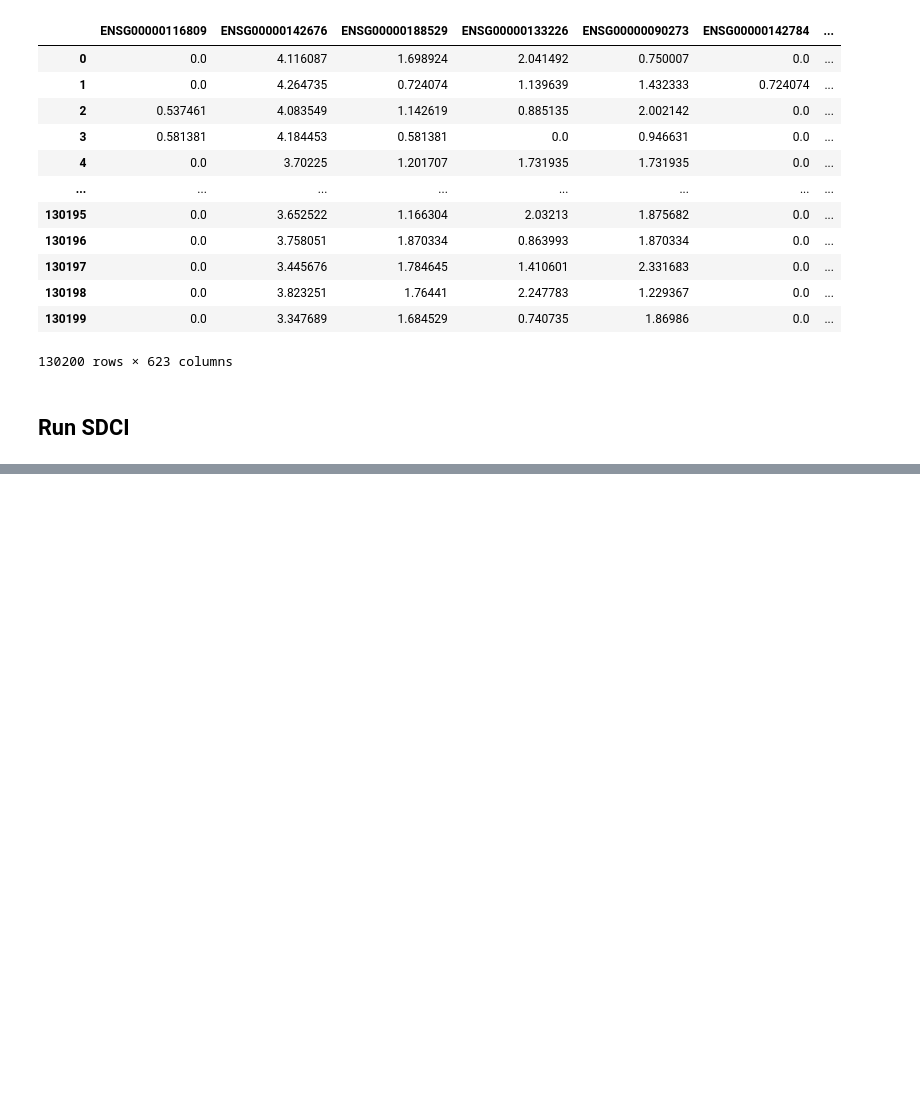
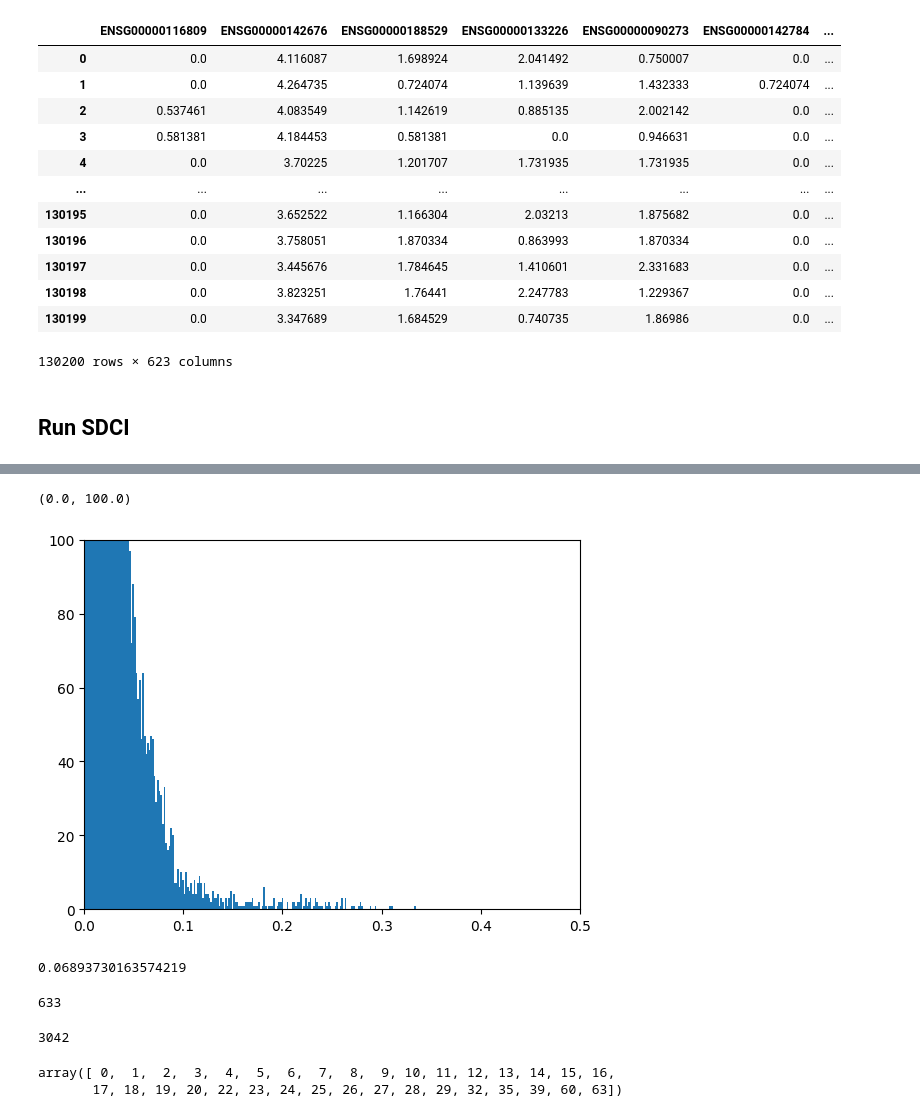
Before and after one commit to azizilab/sdcd, a Jupyter notebook: notebooks/Perturb-seq Analysis.ipynb, the cells around one changed output, grey strips where cells are left out. Saved outputs shown, nothing was run; the diff lists cells and outputs as text; code cells hidden in the pictures; blank space fills up the shorter version.

```diff
--- a/notebooks/Perturb-seq Analysis.ipynb
+++ b/notebooks/Perturb-seq Analysis.ipynb
@@ -82,0 +231,4 @@ np.savetext("/home/justinhong/results/cb_perturb_seq_adj_mtx.csv", adj_mtx, deli
+# %%
+mask = (ps_adj > mask_threshold).astype(int)
+model._stage1_kwargs = dict(n_epochs=200)
+train_from_mask(model, dataset, mask, batch_size=512, log_wandb=True, wandb_project="cb-perturb-seq", stage2_kwargs=dict(n_epochs=200, n_epochs_check=10, dag_penalty_flavor="power_iteration"))
@@ -82,0 +266,10 @@ np.savetext("/home/justinhong/results/cb_perturb_seq_adj_mtx.csv", adj_mtx, deli
+# %%
+unthresh_adj_mtx = model.get_adjacency_matrix(threshold=False)
+np.save("/home/justinhong/results/cb_perturb_seq_unthresh_adj_mtx.npy", unthresh_adj_mtx)
+# %%
+plt.hist(unthresh_adj_mtx.flatten(), bins=200)
+plt.xlim((0, 0.5))
+plt.ylim((0, 100))
+# %% [output]
+(0.0, 100.0)
+[figure, added]
@@ -82,0 +336,12 @@ np.savetext("/home/justinhong/results/cb_perturb_seq_adj_mtx.csv", adj_mtx, deli
+# %%
+t # min threshold for dag
+# %% [output]
+0.06893730163574219
+# %%
+(unthresh_adj_mtx > t).sum()
+# %% [output]
+633
+# %%
+(unthresh_adj_mtx > 3e-2).sum()
+# %% [output]
+3042
@@ -82,0 +350,5 @@ np.savetext("/home/justinhong/results/cb_perturb_seq_adj_mtx.csv", adj_mtx, deli
+# %%
+np.unique(thresh_adj_mtx.sum(axis=1))
+# %% [output]
+array([ 0,  1,  2,  3,  4,  5,  6,  7,  8,  9, 10, 11, 12, 13, 14, 15, 16,
+       17, 18, 19, 20, 22, 23, 24, 25, 26, 27, 28, 29, 32, 35, 39, 60, 63])
```
Also changed, not shown: parts of 33 cells of this notebook, 1 other file.
